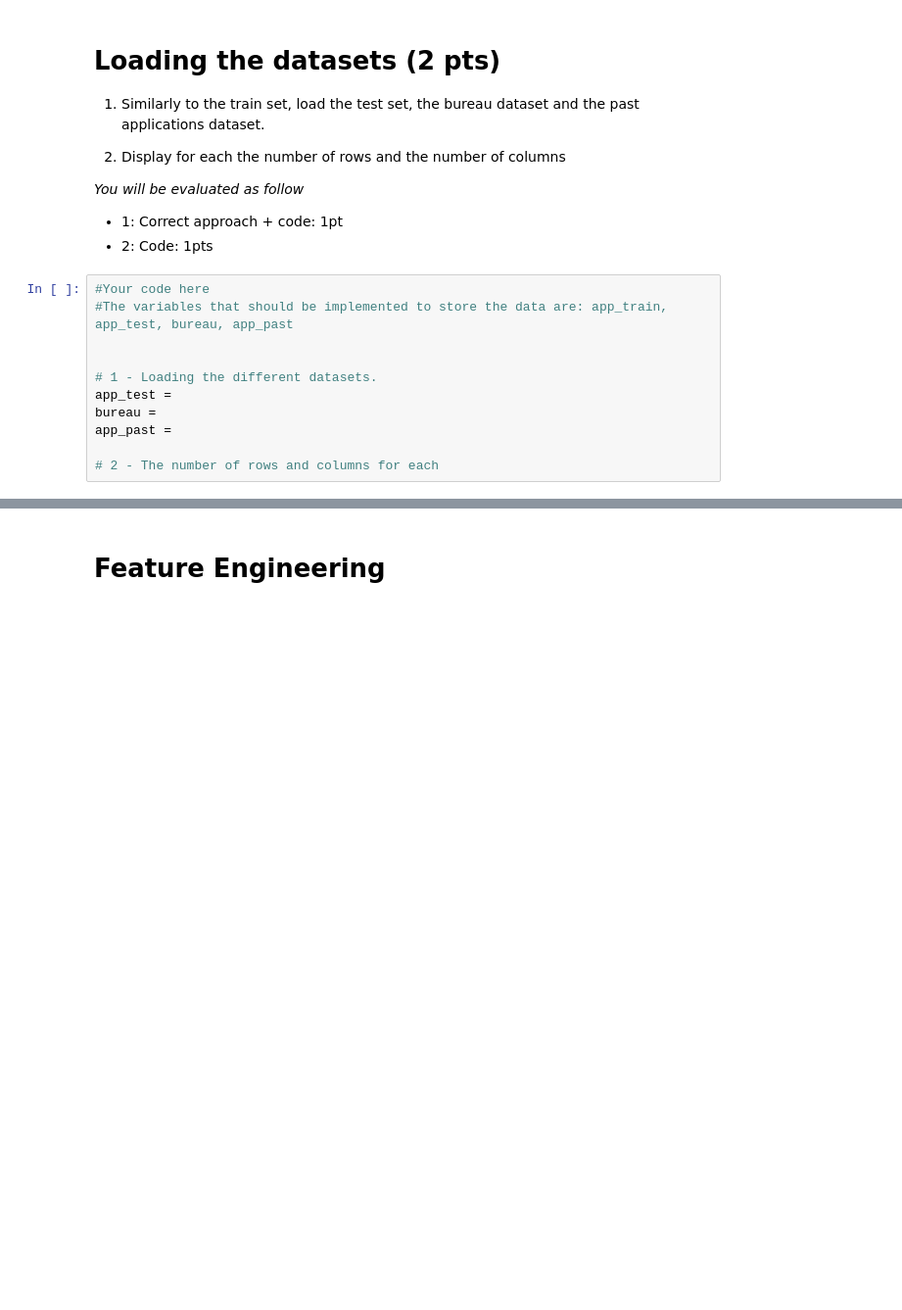
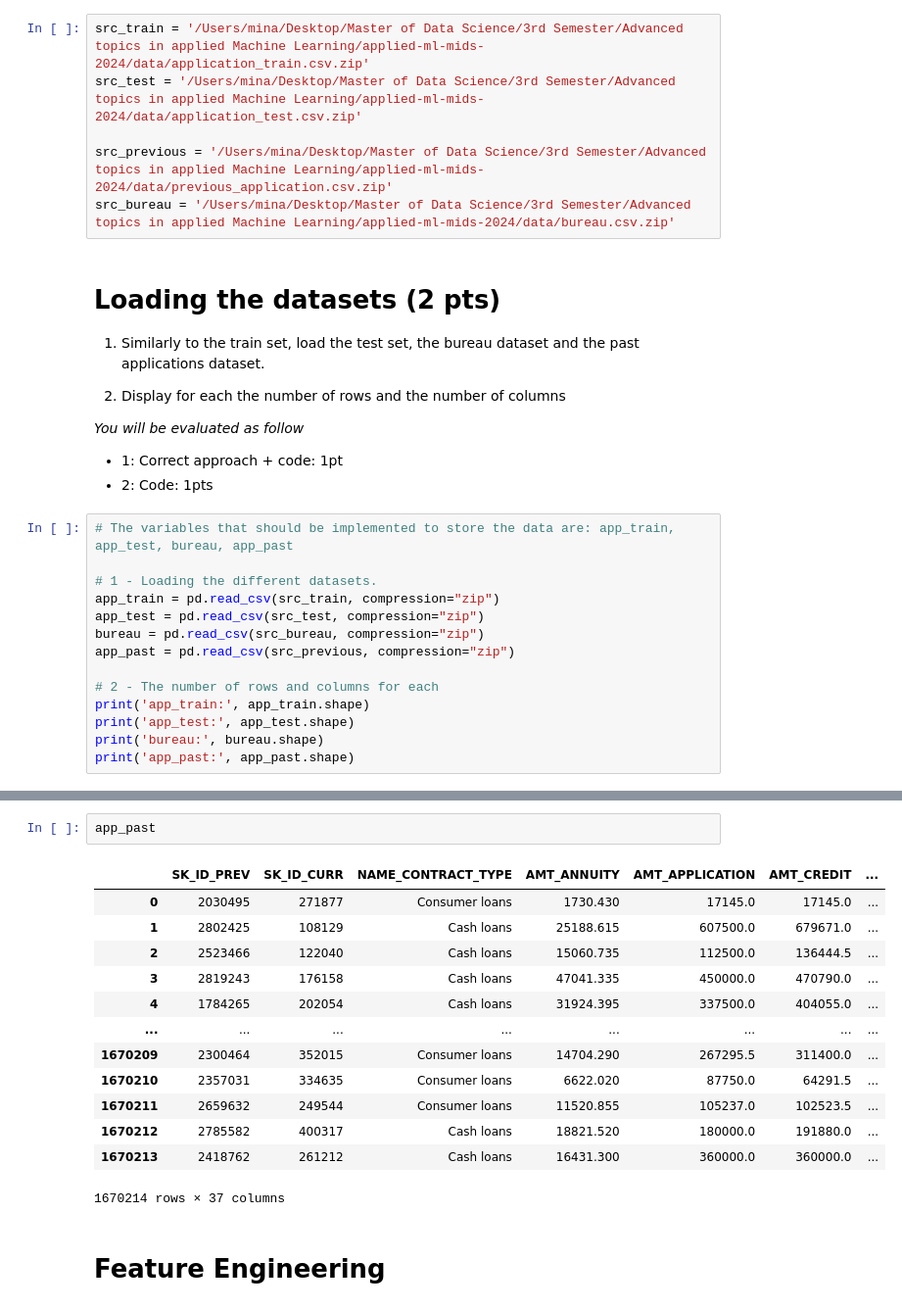
Before and after one commit to mina-naseh/applied-ml-mids-2024, a Jupyter notebook: Project_Part_1.ipynb, the cells around one changed output, grey strips where cells are left out. Shown: that part at 98% size. Saved outputs shown, nothing was run; the diff lists cells and outputs as text; blank space fills up the shorter version.

```diff
--- a/Project_Part_1.ipynb
+++ b/Project_Part_1.ipynb
@@ -52,3 +43,9 @@ app_train
+# %%
+src_train = '/Users/mina/Desktop/Master of Data Science/3rd Semester/Advanced topics in applied Machine Learning/applied-ml-mids-2024/data/application_train.csv.zip'
+src_test = '/Users/mina/Desktop/Master of Data Science/3rd Semester/Advanced topics in applied Machine Learning/applied-ml-mids-2024/data/application_test.csv.zip'
+
+src_previous = '/Users/mina/Desktop/Master of Data Science/3rd Semester/Advanced topics in applied Machine Learning/applied-ml-mids-2024/data/previous_application.csv.zip'
+src_bureau = '/Users/mina/Desktop/Master of Data Science/3rd Semester/Advanced topics in applied Machine Learning/applied-ml-mids-2024/data/bureau.csv.zip'
 # %% [markdown]
 <h1>Loading the datasets (2 pts)</h1>
 
@@ -60,13 +57,16 @@ app_train
 * 1: Correct approach + code: 1pt
 * 2: Code: 1pts
 # %%
-#Your code here
-#The variables that should be implemented to store the data are: app_train, app_test, bureau, app_past
-
+# The variables that should be implemented to store the data are: app_train, app_test, bureau, app_past
 
 # 1 - Loading the different datasets.
-app_test =
-bureau =
-app_past =
+app_train = pd.read_csv(src_train, compression="zip")
+app_test = pd.read_csv(src_test, compression="zip")
+bureau = pd.read_csv(src_bureau, compression="zip")
+app_past = pd.read_csv(src_previous, compression="zip")
 
 # 2 - The number of rows and columns for each
+print('app_train:', app_train.shape)
+print('app_test:', app_test.shape)
+print('bureau:', bureau.shape)
+print('app_past:', app_past.shape)
@@ -142,3 +126,19 @@ bureau.shape
+# %%
+app_past
+# %% [output]
+|  | SK_ID_PREV | SK_ID_CURR | NAME_CONTRACT_TYPE | AMT_ANNUITY | AMT_APPLICATION | AMT_CREDIT | ... |
+| 0 | 2030495 | 271877 | Consumer loans | 1730.430 | 17145.0 | 17145.0 | ... |
+| 1 | 2802425 | 108129 | Cash loans | 25188.615 | 607500.0 | 679671.0 | ... |
+| 2 | 2523466 | 122040 | Cash loans | 15060.735 | 112500.0 | 136444.5 | ... |
+| 3 | 2819243 | 176158 | Cash loans | 47041.335 | 450000.0 | 470790.0 | ... |
+| 4 | 1784265 | 202054 | Cash loans | 31924.395 | 337500.0 | 404055.0 | ... |
+| ... | ... | ... | ... | ... | ... | ... | ... |
+| 1670209 | 2300464 | 352015 | Consumer loans | 14704.290 | 267295.5 | 311400.0 | ... |
+| 1670210 | 2357031 | 334635 | Consumer loans | 6622.020 | 87750.0 | 64291.5 | ... |
+| 1670211 | 2659632 | 249544 | Consumer loans | 11520.855 | 105237.0 | 102523.5 | ... |
+| 1670212 | 2785582 | 400317 | Cash loans | 18821.520 | 180000.0 | 191880.0 | ... |
+| 1670213 | 2418762 | 261212 | Cash loans | 16431.300 | 360000.0 | 360000.0 | ... |
+1670214 rows × 37 columns
 # %% [markdown]
 <h1> Feature Engineering</h1>
 # %% [markdown]
```
Also changed, not shown: parts of 11 cells of this notebook.
